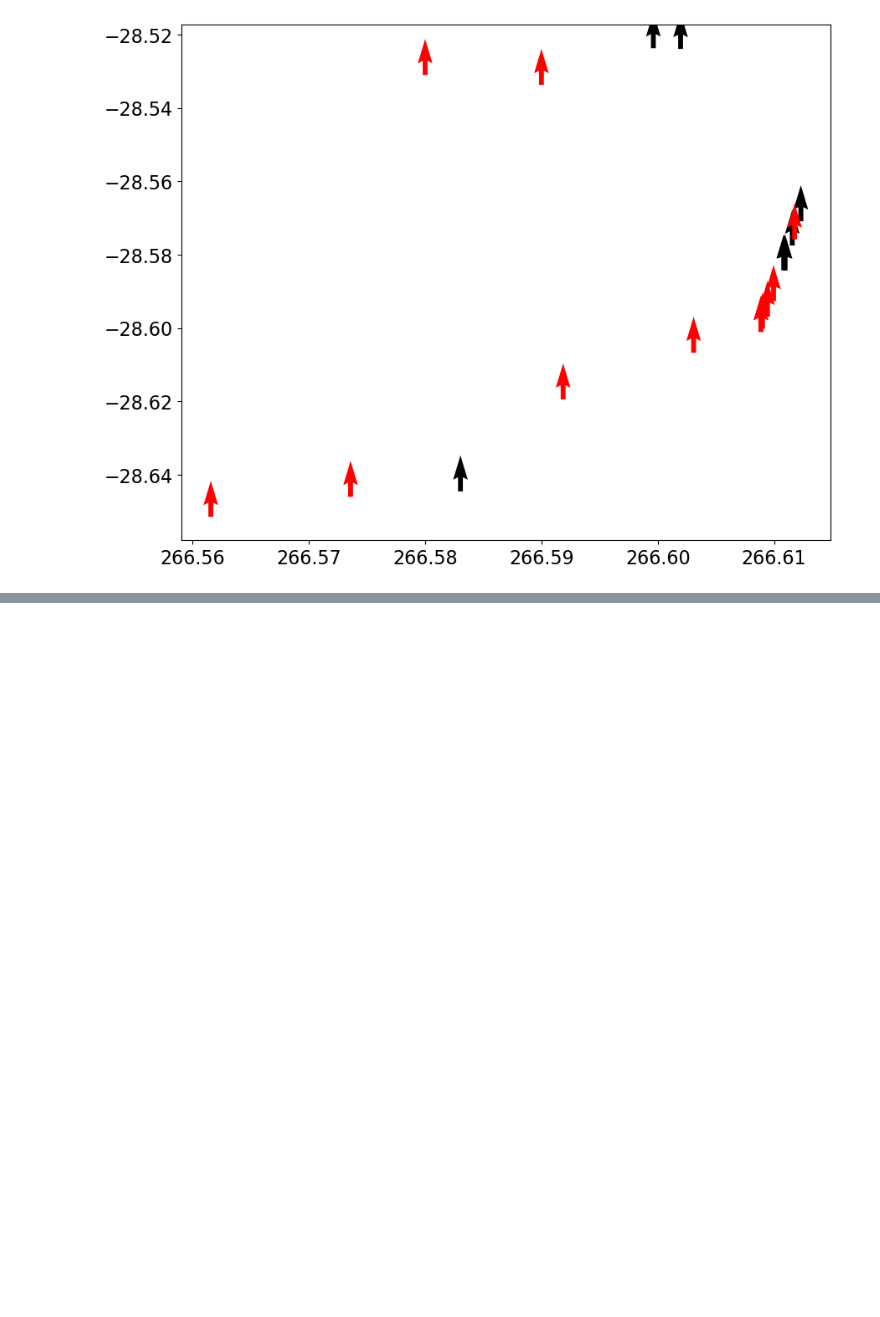
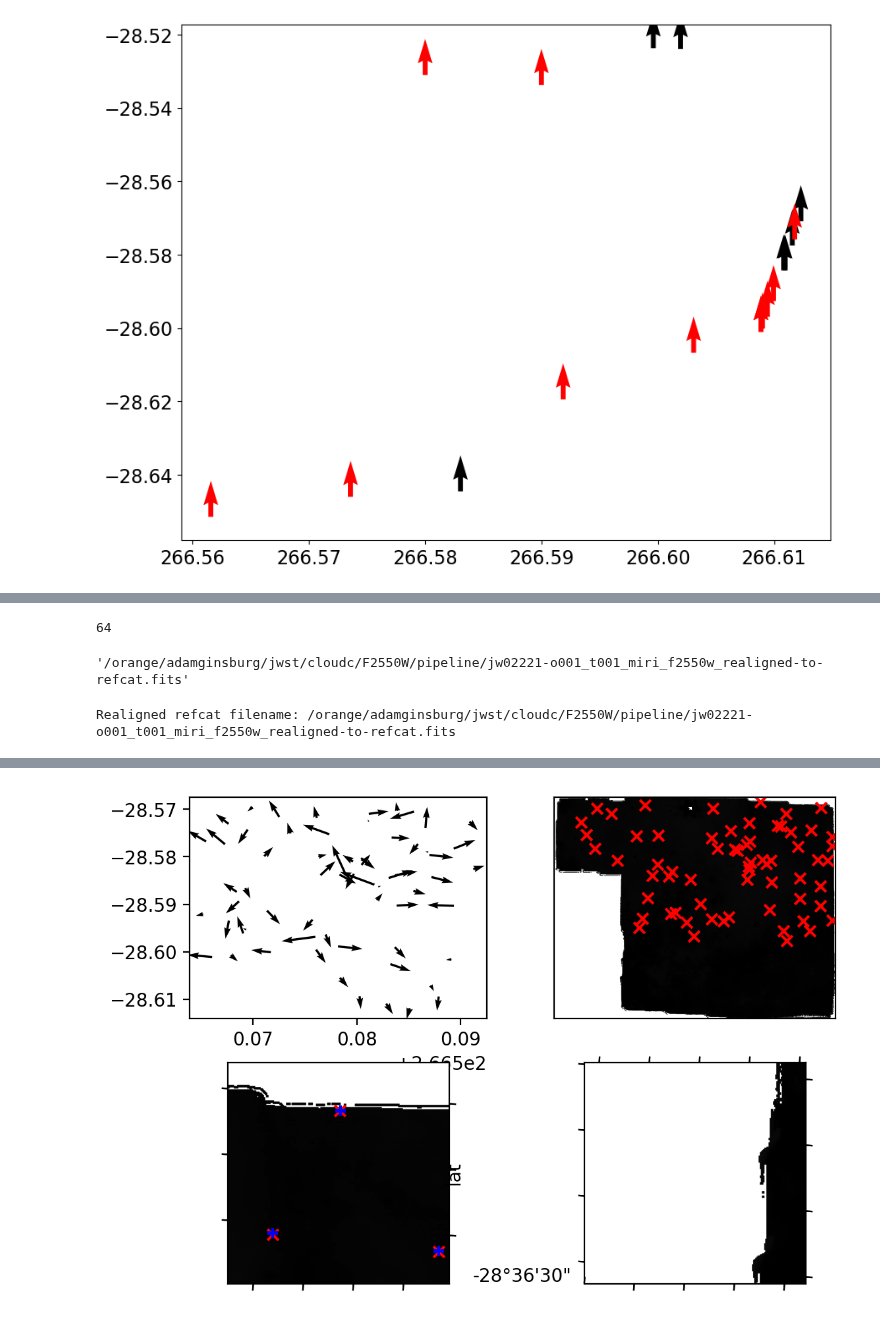
Before and after one commit to SpacialTree/brick-jwst-2221, a Jupyter notebook: notebooks/CatalogComparePositions.ipynb, the cells around one changed output, grey strips where cells are left out. Saved outputs shown, nothing was run; the diff lists cells and outputs as text; code cells hidden in the pictures; blank space fills up the shorter version.

Commit message:
working on MIRI alignment

```diff
--- a/notebooks/CatalogComparePositions.ipynb
+++ b/notebooks/CatalogComparePositions.ipynb
@@ -130,0 +139,34 @@ plt.quiver(quiv_x[quiv_u<0].value, quiv_y[quiv_u<0].value, quiv_u.to(u.arcsec)[q
+# %%
+catfn = f'{basepath}/catalogs/miri_good_matches_crowdsource_nsky1_photometry_tables_merged.fits'
+cat_good_matches = Table.read(catfn)
+# %%
+cat_nir_crds = cat_good_matches['skycoord_ref']
+cat_mir_crds = cat_good_matches['skycoord_f2550w']
+# %%
+len(cat_mir_crds)
+# %% [output]
+64
+# %%
+mir_fn = '/orange/adamginsburg/jwst/cloudc/F2550W/pipeline/jw02221-o001_t001_miri_f2550w_i2d.fits'
+mir = fits.open(mir_fn)
+# %%
+mir_fn_realigned = mir_fn.replace('_i2d.fits', '_realigned-to-refcat.fits')
+mir_fn_realigned
+# %% [output]
+'/orange/adamginsburg/jwst/cloudc/F2550W/pipeline/jw02221-o001_t001_miri_f2550w_realigned-to-refcat.fits'
+# %%
+shutil.copy(mir_fn, mir_fn_realigned)
+print(f"Realigned refcat filename: {mir_fn_realigned}")
+realigned = realign_to_catalog(cat_nir_crds,
+                               filtername='f2550w',
+                               basepath=basepath, module='',
+                               fieldnumber='001',
+                               mag_limit=20, proposal_id='2221',
+                               max_offset=0.2*u.arcsec,
+                               catfile=catfn,
+                               imfile=mir_fn_realigned,
+                               check_vega=False,
+                               #raoffset=raoffset, decoffset=decoffset
+                               )
+# %% [output]
+Realigned refcat filename: /orange/adamginsburg/jwst/cloudc/F2550W/pipeline/jw02221-o001_t001_miri_f2550w_realigned-to-refcat.fits
@@ -130,0 +191 @@ plt.quiver(quiv_x[quiv_u<0].value, quiv_y[quiv_u<0].value, quiv_u.to(u.arcsec)[q
+[figure, added]
```
Also changed, not shown: parts of 4 cells of this notebook, 6 other files.
